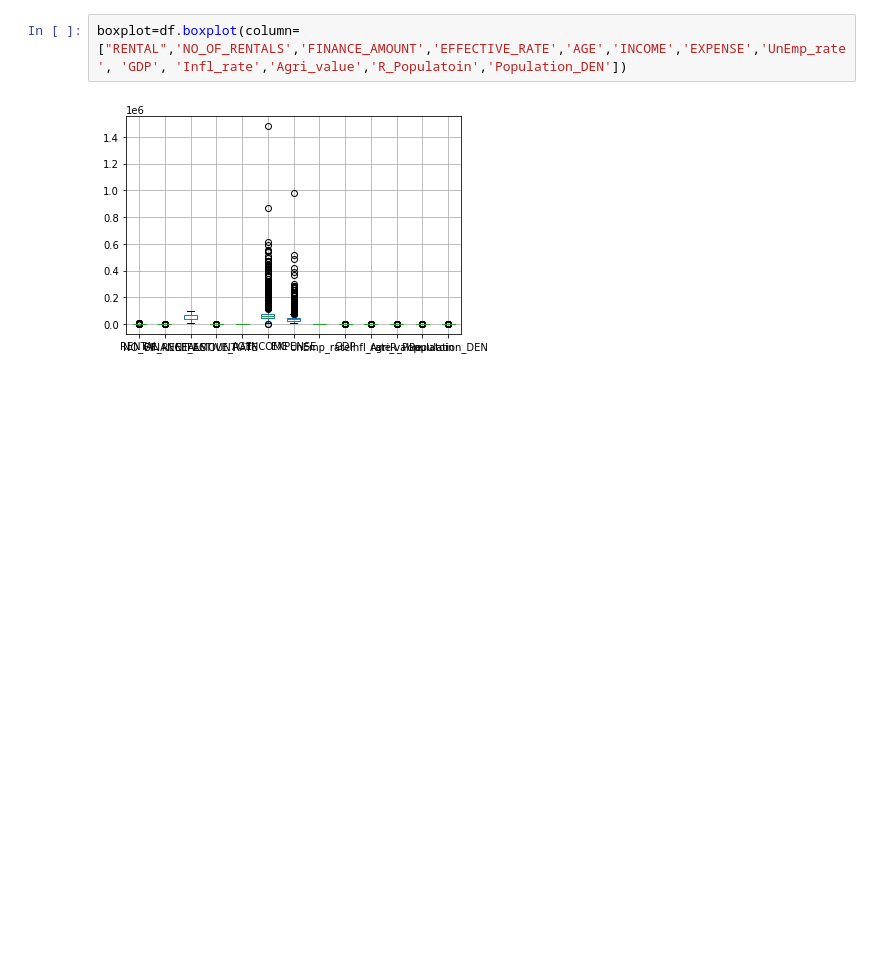
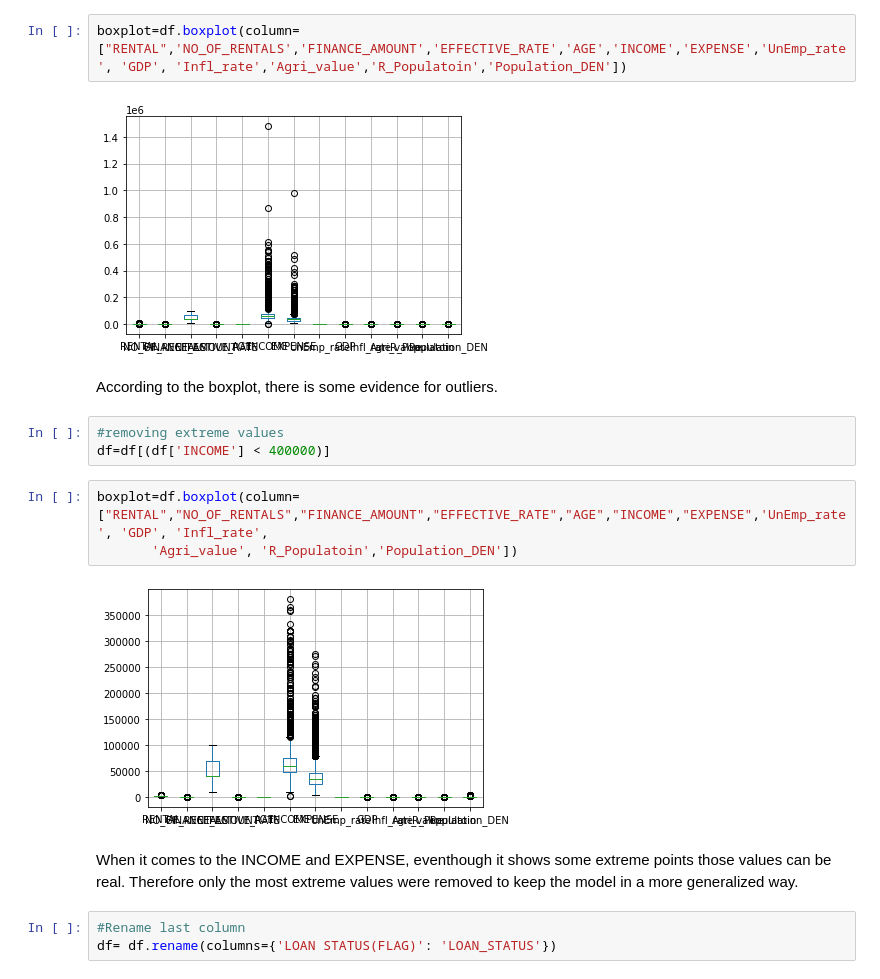
Before and after one commit to Navodya-Pramodi/ResearchProject_MF, a Jupyter notebook: ResearchProjectFinalYear.ipynb, the cells around one changed output. Drawn from its saved outputs; the diff is of its cells as text; blank space fills up the shorter version.

Commit message:
Outlier detection

```diff
--- a/ResearchProjectFinalYear.ipynb
+++ b/ResearchProjectFinalYear.ipynb
@@ -176,3 +176,18 @@ import matplotlib.pyplot as plt
 boxplot=df.boxplot(column=["RENTAL",'NO_OF_RENTALS','FINANCE_AMOUNT','EFFECTIVE_RATE','AGE','INCOME','EXPENSE','UnEmp_rate', 'GDP', 'Infl_rate','Agri_value','R_Populatoin','Population_DEN'])
 # %% [output]
 [figure]
+# %% [markdown]
+According to the boxplot, there is some evidence for outliers.
+# %%
+#removing extreme values
+df=df[(df['INCOME'] < 400000)]
+# %%
+boxplot=df.boxplot(column=["RENTAL","NO_OF_RENTALS","FINANCE_AMOUNT","EFFECTIVE_RATE","AGE","INCOME","EXPENSE",'UnEmp_rate', 'GDP', 'Infl_rate',
+       'Agri_value', 'R_Populatoin','Population_DEN'])
+# %% [output]
+[figure, added]
+# %% [markdown]
+When it comes to the INCOME and EXPENSE, eventhough it shows some extreme points those values can be real. Therefore only the most extreme values were removed to keep the model in a more generalized way.
+# %%
+#Rename last column
+df= df.rename(columns={'LOAN STATUS(FLAG)': 'LOAN_STATUS'})
```
